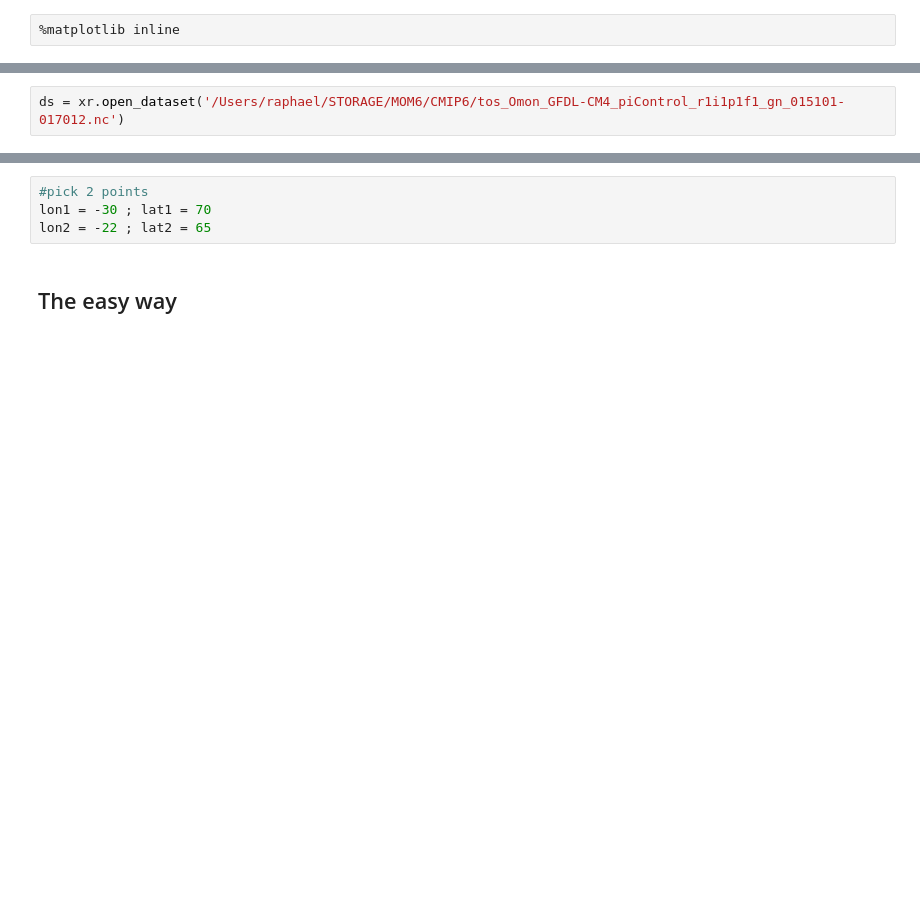
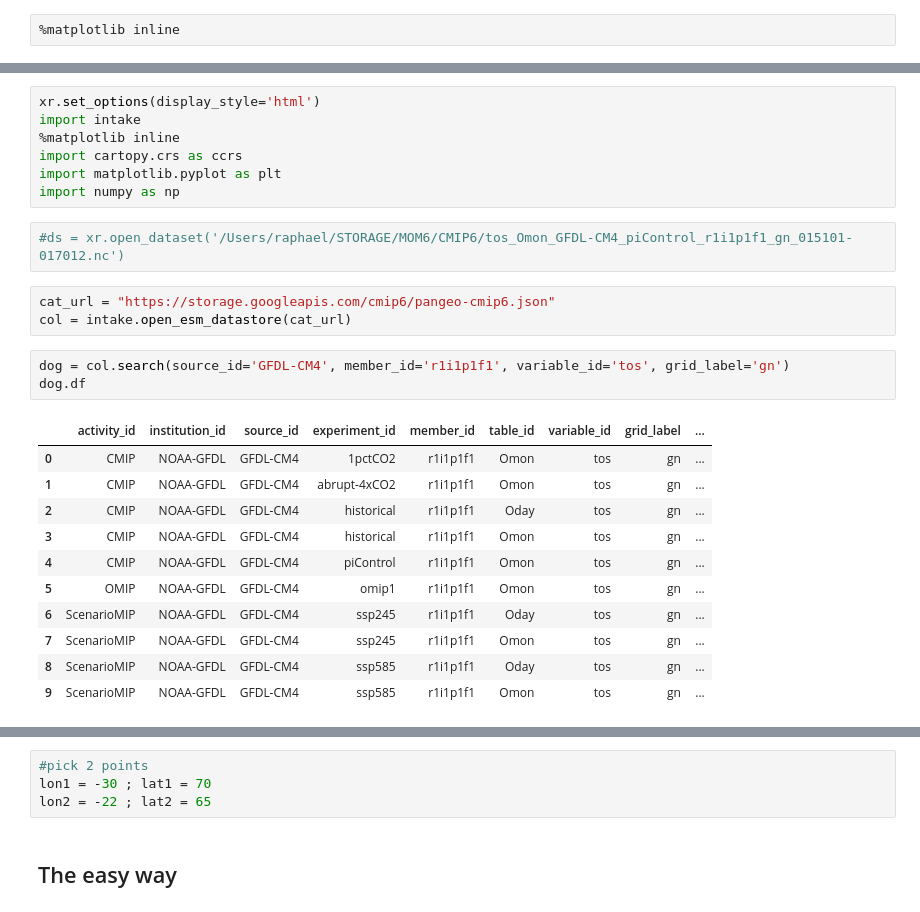
Before and after one commit to disandroa/sectionate, a Jupyter notebook: examples/example_mom6.ipynb, the cells around one changed output, grey strips where cells are left out. Cells and saved outputs as stored; diff of their text form; blank space fills up the shorter version.

```diff
--- a/examples/example_mom6.ipynb
+++ b/examples/example_mom6.ipynb
@@ -8,2 +6,27 @@ ModuleNotFoundError: No module named 'sectionate'
+# %%
+xr.set_options(display_style='html')
+import intake
+%matplotlib inline
+import cartopy.crs as ccrs
+import matplotlib.pyplot as plt
+import numpy as np
 # %%
-ds = xr.open_dataset('/Users/raphael/STORAGE/MOM6/CMIP6/tos_Omon_GFDL-CM4_piControl_r1i1p1f1_gn_015101-017012.nc')
+#ds = xr.open_dataset('/Users/raphael/STORAGE/MOM6/CMIP6/tos_Omon_GFDL-CM4_piControl_r1i1p1f1_gn_015101-017012.nc')
+# %%
+cat_url = "https://storage.googleapis.com/cmip6/pangeo-cmip6.json"
+col = intake.open_esm_datastore(cat_url)
+# %%
+dog = col.search(source_id='GFDL-CM4', member_id='r1i1p1f1', variable_id='tos', grid_label='gn')
+dog.df
+# %% [output]
+|  | activity_id | institution_id | source_id | experiment_id | member_id | table_id | variable_id | grid_label | ... |
+| 0 | CMIP | NOAA-GFDL | GFDL-CM4 | 1pctCO2 | r1i1p1f1 | Omon | tos | gn | ... |
+| 1 | CMIP | NOAA-GFDL | GFDL-CM4 | abrupt-4xCO2 | r1i1p1f1 | Omon | tos | gn | ... |
+| 2 | CMIP | NOAA-GFDL | GFDL-CM4 | historical | r1i1p1f1 | Oday | tos | gn | ... |
+| 3 | CMIP | NOAA-GFDL | GFDL-CM4 | historical | r1i1p1f1 | Omon | tos | gn | ... |
+| 4 | CMIP | NOAA-GFDL | GFDL-CM4 | piControl | r1i1p1f1 | Omon | tos | gn | ... |
+| 5 | OMIP | NOAA-GFDL | GFDL-CM4 | omip1 | r1i1p1f1 | Omon | tos | gn | ... |
+| 6 | ScenarioMIP | NOAA-GFDL | GFDL-CM4 | ssp245 | r1i1p1f1 | Oday | tos | gn | ... |
+| 7 | ScenarioMIP | NOAA-GFDL | GFDL-CM4 | ssp245 | r1i1p1f1 | Omon | tos | gn | ... |
+| 8 | ScenarioMIP | NOAA-GFDL | GFDL-CM4 | ssp585 | r1i1p1f1 | Oday | tos | gn | ... |
+| 9 | ScenarioMIP | NOAA-GFDL | GFDL-CM4 | ssp585 | r1i1p1f1 | Omon | tos | gn | ... |
```
Also changed, not shown: parts of 5 cells of this notebook, 3 other files.
